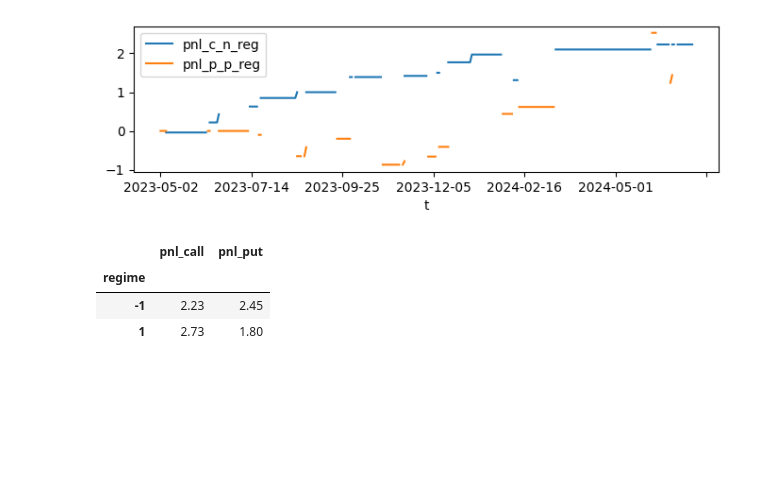
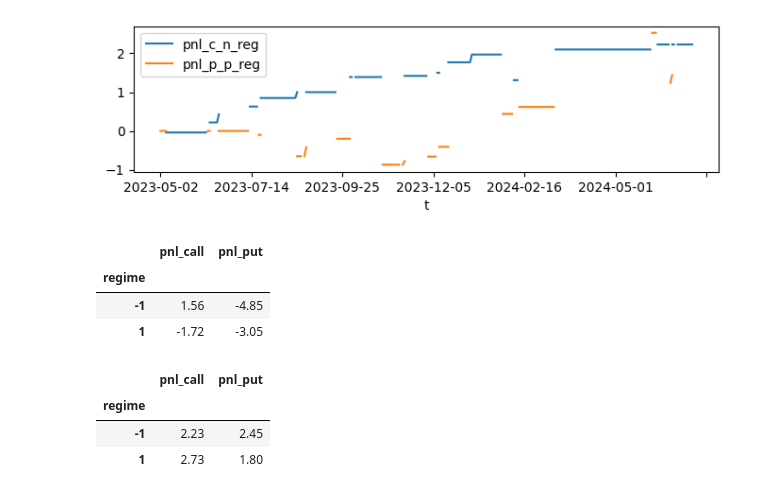
Before and after one commit to sculd/volatility_trading, a Jupyter notebook: sandbox_options.ipynb, the cells around one changed output. Saved outputs shown, nothing was run; the diff lists cells and outputs as text; code cells hidden in the pictures; blank space fills up the shorter version.

```diff
--- a/sandbox_options.ipynb
+++ b/sandbox_options.ipynb
@@ -470,6 +520,13 @@ df_goog_algo[["pnl_c_n_reg", "pnl_p_p_reg"]].cumsum().plot(figsize=(8,2))
 # %% [output]
 <AxesSubplot:xlabel='t'>
 [figure]
+# %%
+df_goog_algo.groupby("regime")[["pnl_call", "pnl_put"]].sum()
+# %% [output]
+|  | pnl_call | pnl_put |
+| regime |  |  |
+| -1 | 1.56 | -4.85 |
+| 1 | -1.72 | -3.05 |
 # %%
 df_goog_algo.groupby("regime")[["pnl_call", "pnl_put"]].sum()
 # %% [output]
```
Also changed, not shown: parts of 19 cells of this notebook, 4 other files.
